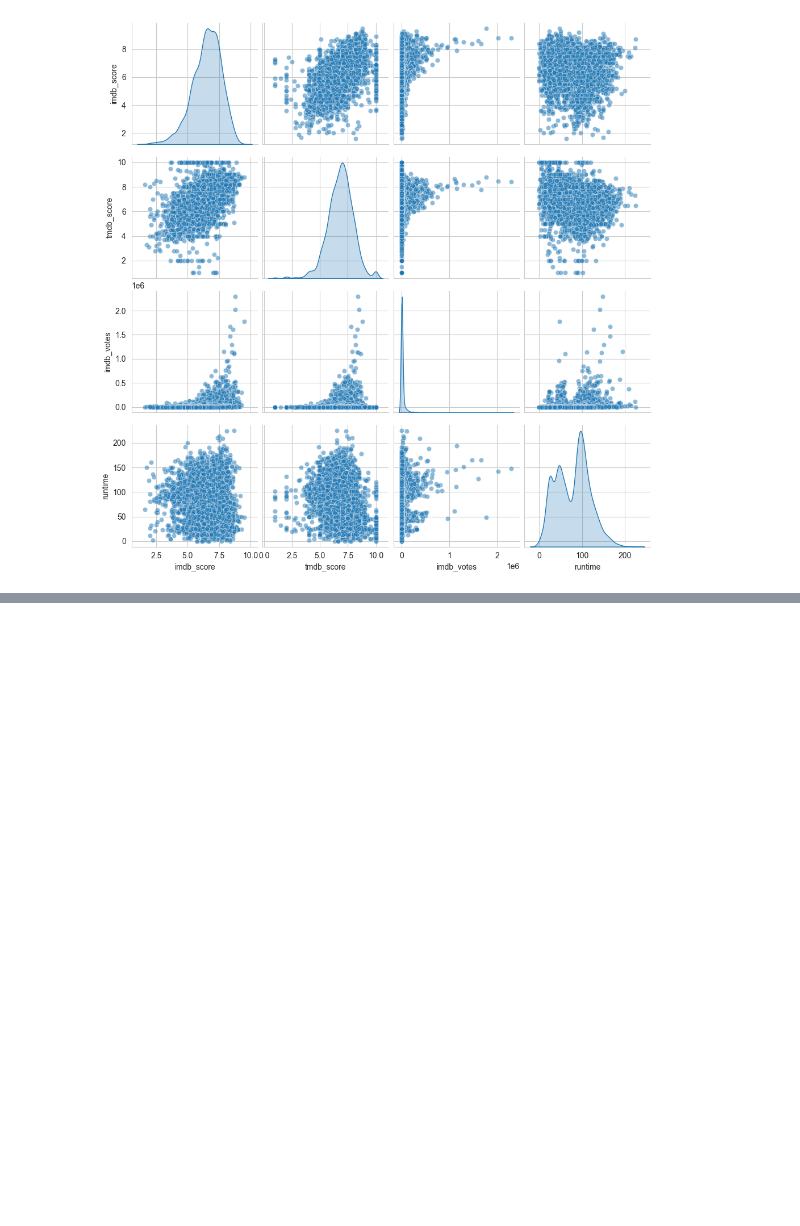
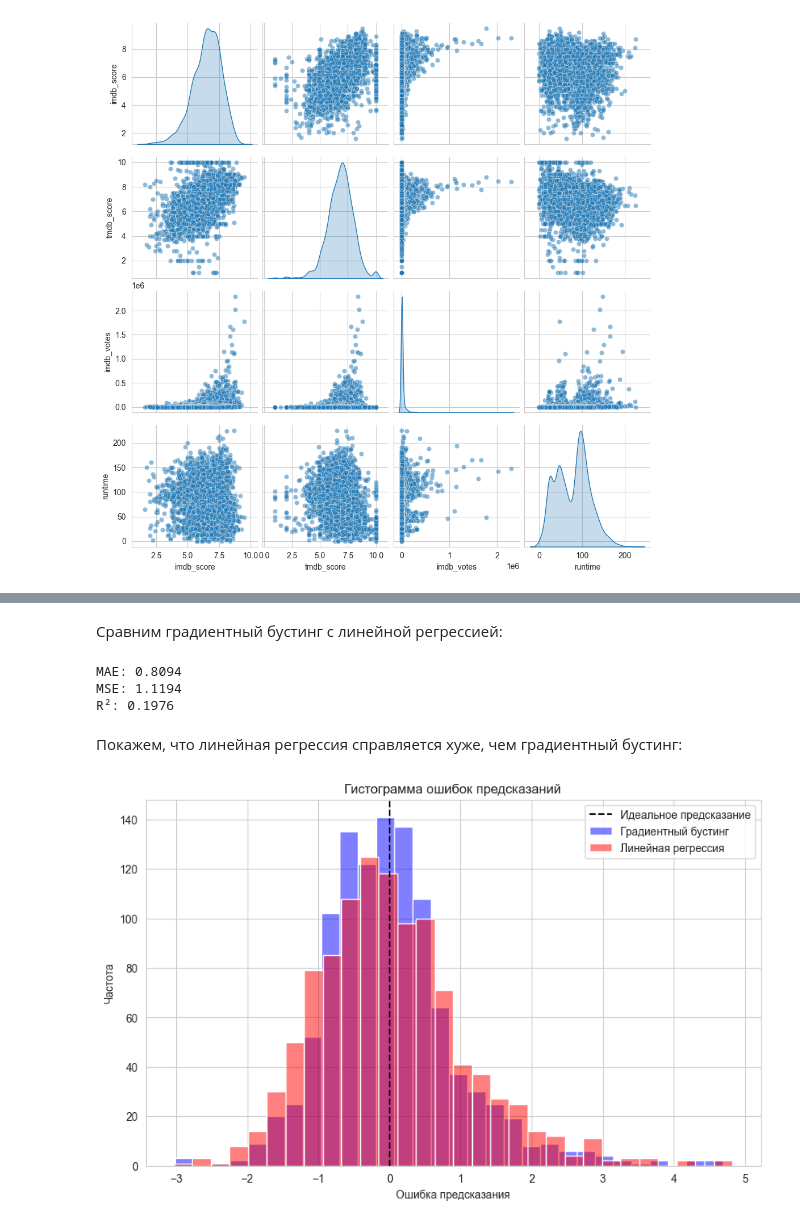
Before and after one commit to KiraMartuyshova/statprac25_Martyushova, a Jupyter notebook: Proekt.ipynb, the cells around one changed output, grey strips where cells are left out. Drawn from its saved outputs; the diff is of its cells as text; code cells hidden in the pictures; blank space fills up the shorter version.

```diff
--- a/Proekt.ipynb
+++ b/Proekt.ipynb
@@ -331,0 +405,46 @@ plt.show()
+# %% [markdown]
+Сравним градиентный бустинг с линейной регрессией:
+# %%
+from sklearn.linear_model import LinearRegression
+
+# Обучение линейной регрессии
+lr = Pipeline(steps=[("preprocessor", preprocessor),
+                     ("model", LinearRegression())])
+
+lr.fit(X_train, y_train)
+y_pred_lr = lr.predict(X_test)
+
+# Оценка линейной регрессии
+mae_lr = mean_absolute_error(y_test, y_pred_lr)
+mse_lr = mean_squared_error(y_test, y_pred_lr)
+r2_lr = r2_score(y_test, y_pred_lr)
+
+print(f"MAE: {mae_lr:.4f}")
+print(f"MSE: {mse_lr:.4f}")
+print(f"R²: {r2_lr:.4f}")
+# %% [output]
+MAE: 0.8094
+MSE: 1.1194
+R²: 0.1976
+# %% [markdown]
+Покажем, что линейная регрессия справляется хуже, чем градиентный бустинг:
+# %%
+import seaborn as sns
+
+# Вычисляем ошибки предсказаний
+errors_gb = y_pred - y_test  # Ошибки градиентного бустинга
+errors_lr = y_pred_lr - y_test  # Ошибки линейной регрессии
+
+# Строим гистограмму ошибок
+plt.figure(figsize=(10, 6))
+sns.histplot(errors_gb, bins=30, color="blue", alpha=0.5, label="Градиентный бустинг")
+sns.histplot(errors_lr, bins=30, color="red", alpha=0.5, label="Линейная регрессия")
+
+plt.axvline(0, color="black", linestyle="--", label="Идеальное предсказание")
+plt.xlabel("Ошибка предсказания")
+plt.ylabel("Частота")
+plt.title("Гистограмма ошибок предсказаний")
+plt.legend()
+plt.show()
+# %% [output]
+[figure, added]
```
Also changed, not shown: parts of 28 cells of this notebook.
